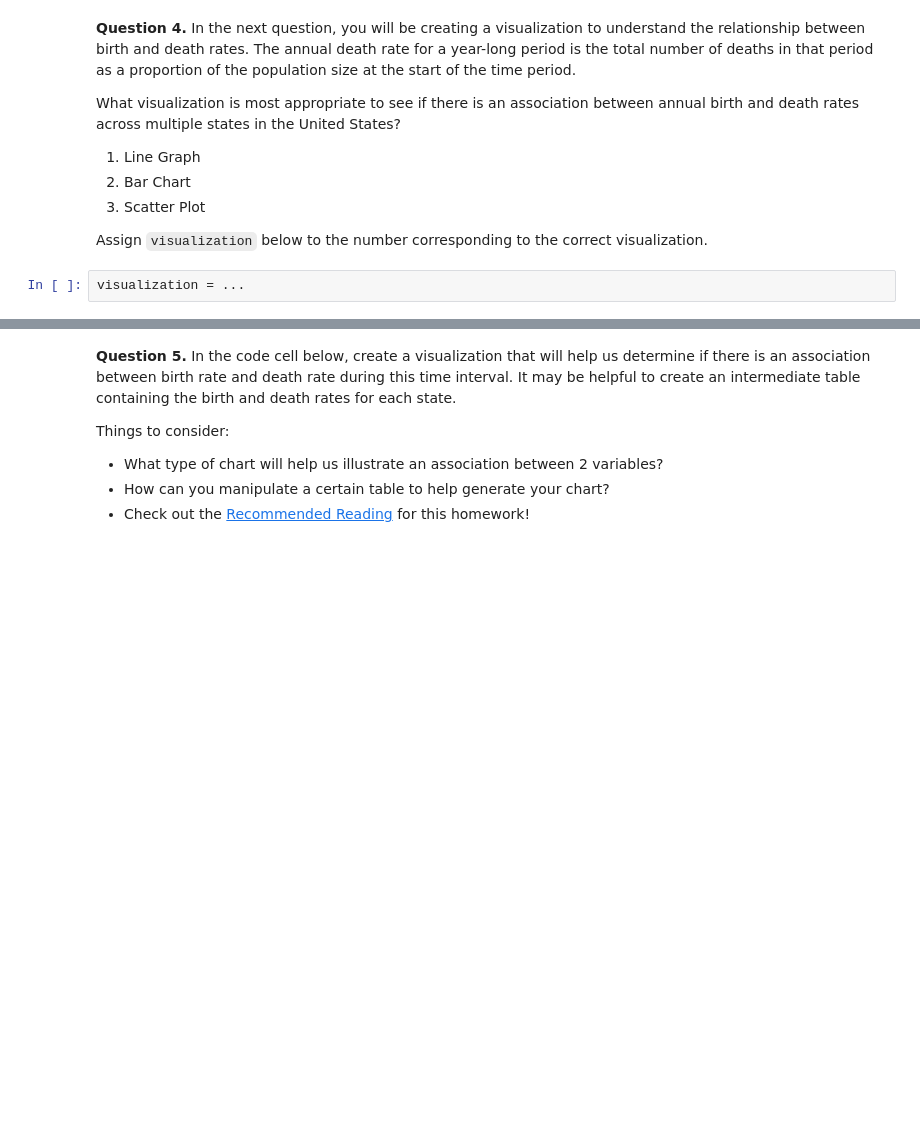
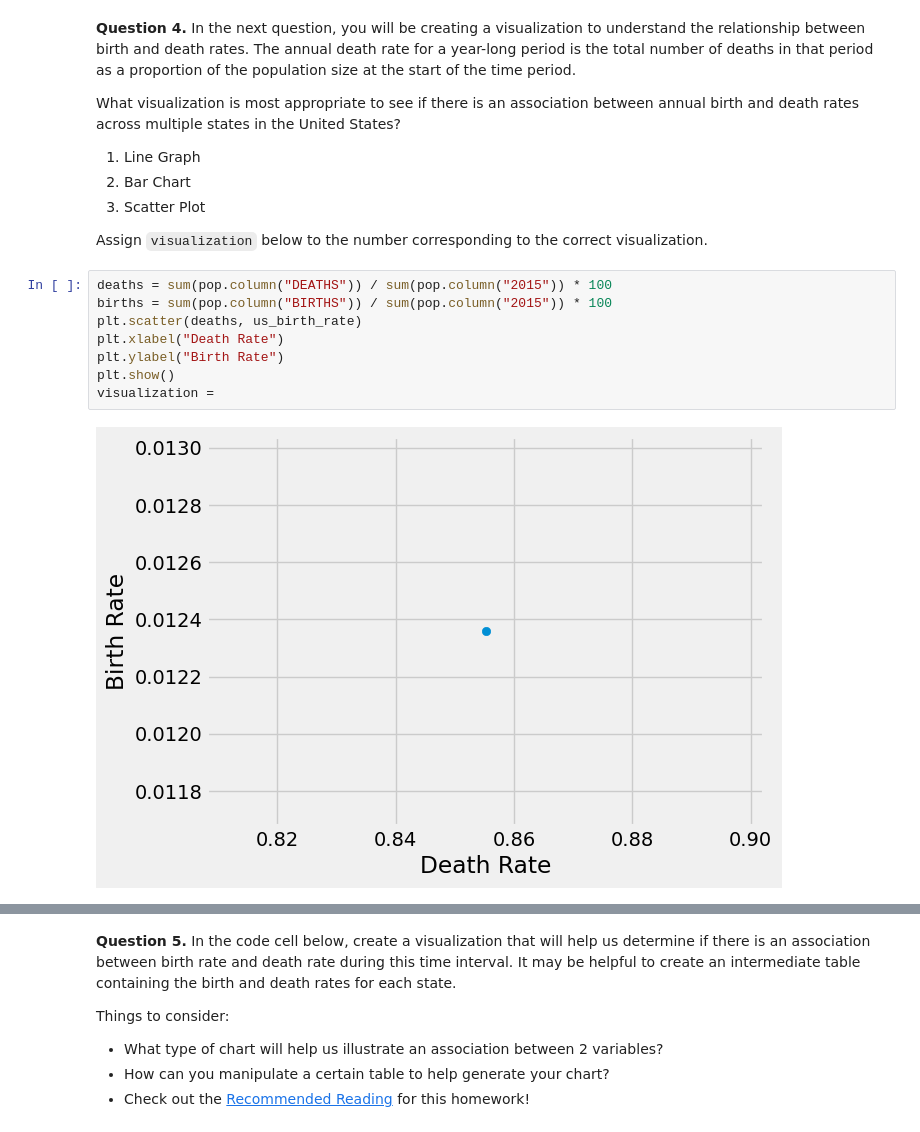
Before and after one commit to ttlarson13/Data-Analytics-Fall-25, a Jupyter notebook: hw03/hw03.ipynb, the cells around one changed output, grey strips where cells are left out. Saved outputs shown, nothing was run; the diff lists cells and outputs as text; blank space fills up the shorter version.

```diff
--- a/hw03/hw03.ipynb
+++ b/hw03/hw03.ipynb
@@ -269,7 +275,15 @@ What visualization is most appropriate to see if there is an association between
 3. Scatter Plot
 
 Assign `visualization` below to the number corresponding to the correct visualization.
-# %%
-visualization = ...
+# %%
+deaths = sum(pop.column("DEATHS")) / sum(pop.column("2015")) * 100
+births = sum(pop.column("BIRTHS")) / sum(pop.column("2015")) * 100
+plt.scatter(deaths, us_birth_rate)
+plt.xlabel("Death Rate")
+plt.ylabel("Birth Rate")
+plt.show()
+visualization =
+# %% [output]
+[figure, added]
 # %%
 grader.check("q2_4")
```
Also changed, not shown: parts of 5 cells of this notebook, 1 other file.
